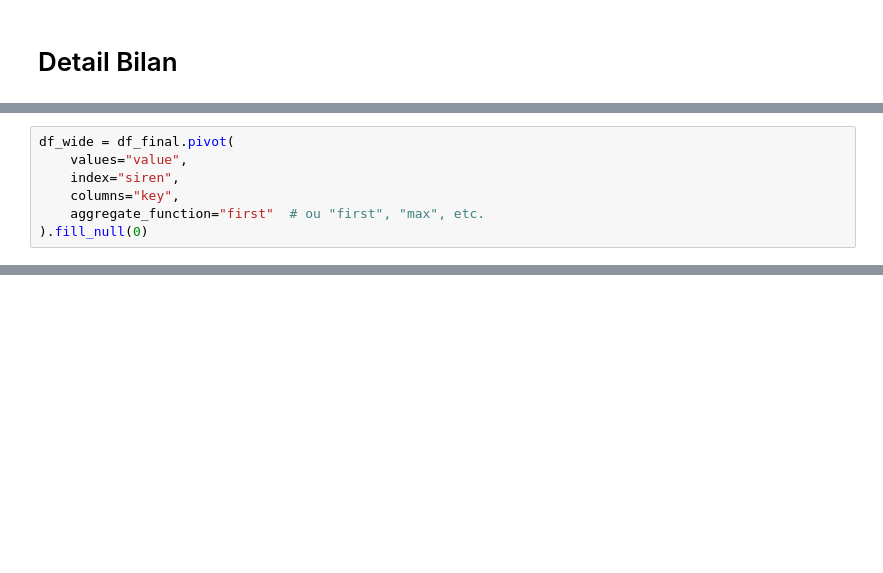
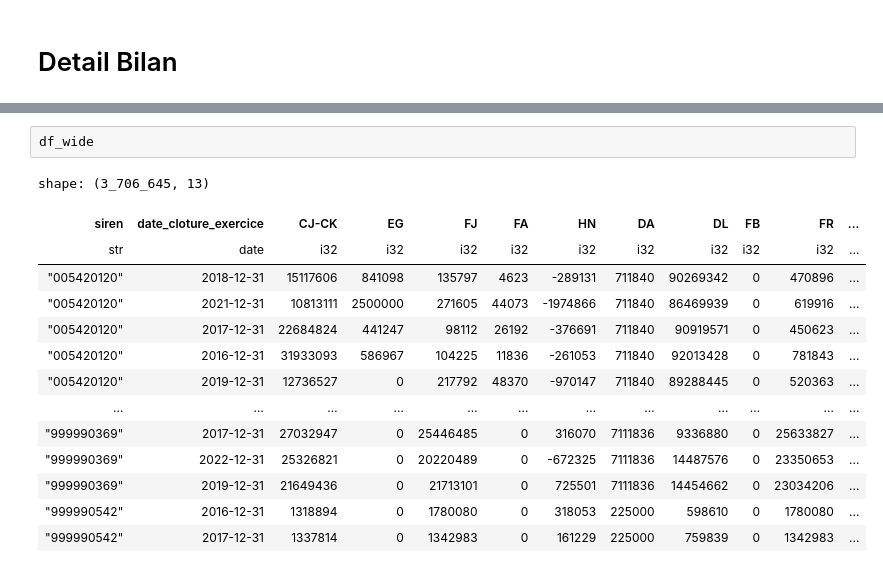
Before and after one commit to ugozchi/AS_Supervised_Learning, a Jupyter notebook: Notebooks/00_Sandbox.ipynb, the cells around one changed output, grey strips where cells are left out. Saved outputs shown, nothing was run; the diff lists cells and outputs as text; blank space fills up the shorter version.

```diff
--- a/Notebooks/00_Sandbox.ipynb
+++ b/Notebooks/00_Sandbox.ipynb
@@ -298,7 +284,0 @@ shape: (387_228_690, 3)
-# %%
-df_wide = df_final.pivot(
-    values="value",
-    index="siren",
-    columns="key",
-    aggregate_function="first"  # ou "first", "max", etc.
-).fill_null(0)
@@ -331,0 +353,17 @@ print(df_wide.columns)
+# %%
+df_wide
+# %% [output]
+shape: (3_706_645, 13)
+| siren | date_cloture_exercice | CJ-CK | EG | FJ | FA | HN | DA | DL | FB | FR | ... |
+| str | date | i32 | i32 | i32 | i32 | i32 | i32 | i32 | i32 | i32 | ... |
+| "005420120" | 2018-12-31 | 15117606 | 841098 | 135797 | 4623 | -289131 | 711840 | 90269342 | 0 | 470896 | ... |
+| "005420120" | 2021-12-31 | 10813111 | 2500000 | 271605 | 44073 | -1974866 | 711840 | 86469939 | 0 | 619916 | ... |
+| "005420120" | 2017-12-31 | 22684824 | 441247 | 98112 | 26192 | -376691 | 711840 | 90919571 | 0 | 450623 | ... |
+| "005420120" | 2016-12-31 | 31933093 | 586967 | 104225 | 11836 | -261053 | 711840 | 92013428 | 0 | 781843 | ... |
+| "005420120" | 2019-12-31 | 12736527 | 0 | 217792 | 48370 | -970147 | 711840 | 89288445 | 0 | 520363 | ... |
+| … | … | … | … | … | … | … | … | … | … | … | ... |
+| "999990369" | 2017-12-31 | 27032947 | 0 | 25446485 | 0 | 316070 | 7111836 | 9336880 | 0 | 25633827 | ... |
+| "999990369" | 2022-12-31 | 25326821 | 0 | 20220489 | 0 | -672325 | 7111836 | 14487576 | 0 | 23350653 | ... |
+| "999990369" | 2019-12-31 | 21649436 | 0 | 21713101 | 0 | 725501 | 7111836 | 14454662 | 0 | 23034206 | ... |
+| "999990542" | 2016-12-31 | 1318894 | 0 | 1780080 | 0 | 318053 | 225000 | 598610 | 0 | 1780080 | ... |
+| "999990542" | 2017-12-31 | 1337814 | 0 | 1342983 | 0 | 161229 | 225000 | 759839 | 0 | 1342983 | ... |
```
Also changed, not shown: parts of 15 cells of this notebook.
